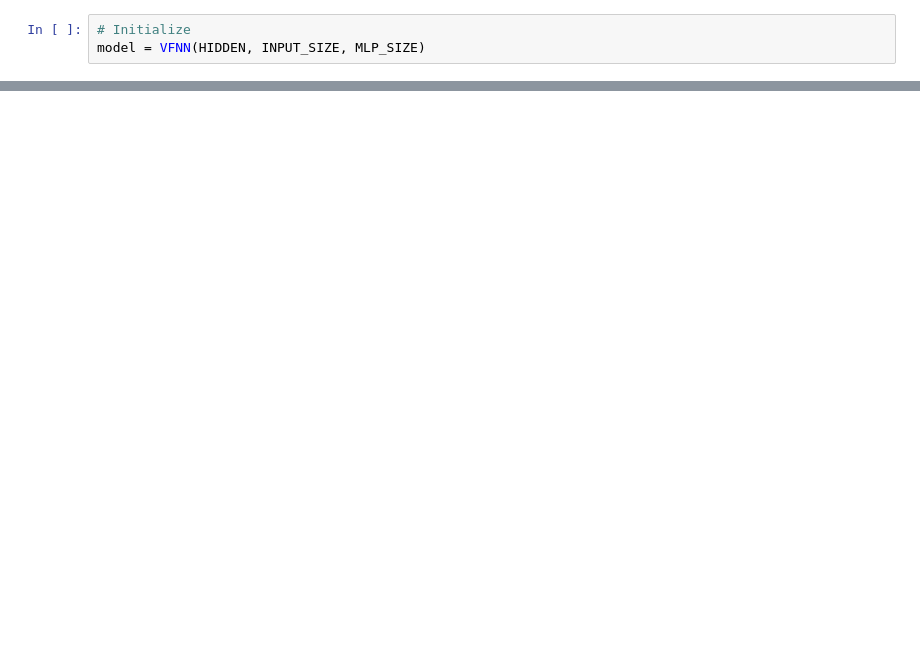
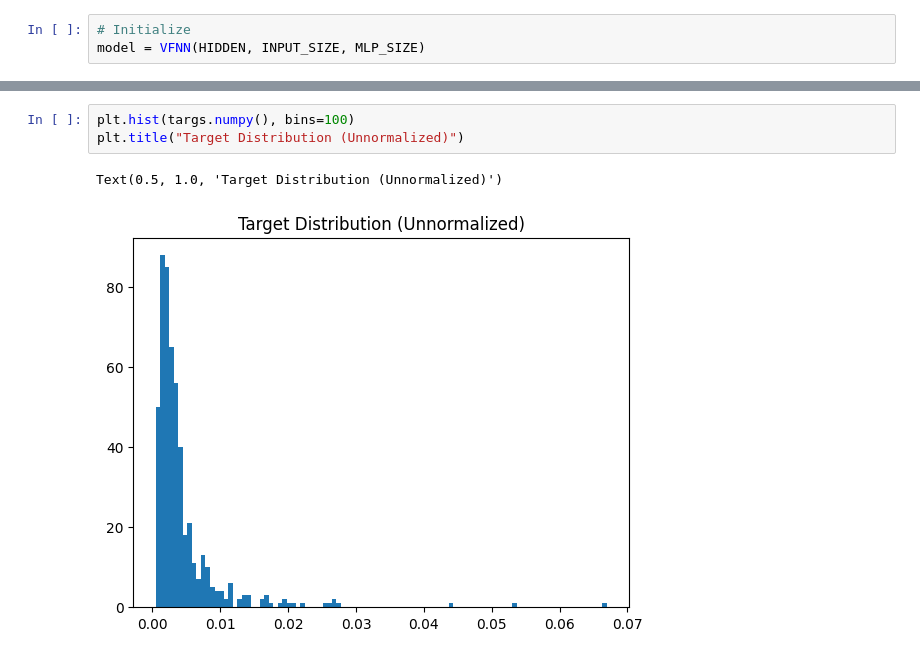
Before and after one commit to aaron-avram/VFNN, a Jupyter notebook: notebooks/LSTM.ipynb, the cells around one changed output, grey strips where cells are left out. Saved outputs shown, nothing was run; the diff lists cells and outputs as text; blank space fills up the shorter version.

```diff
--- a/notebooks/LSTM.ipynb
+++ b/notebooks/LSTM.ipynb
@@ -71,0 +82,6 @@ print(MAPE(vals, y_test, mean[:, -2], std[:, -2]).item())
+# %%
+plt.hist(targs.numpy(), bins=100)
+plt.title("Target Distribution (Unnormalized)")
+# %% [output]
+Text(0.5, 1.0, 'Target Distribution (Unnormalized)')
+[figure, added]
```
Also changed, not shown: parts of 7 cells of this notebook, 1 other file.
